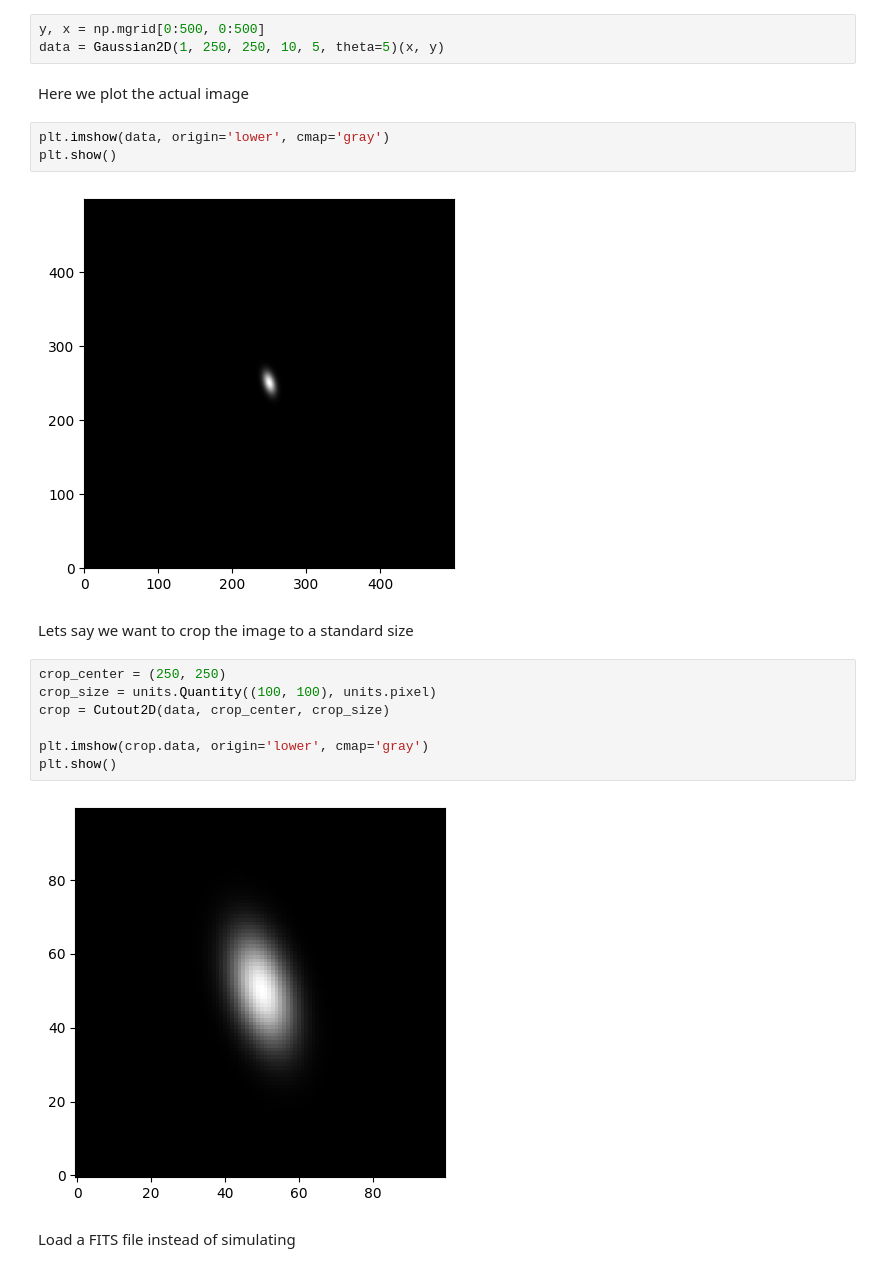
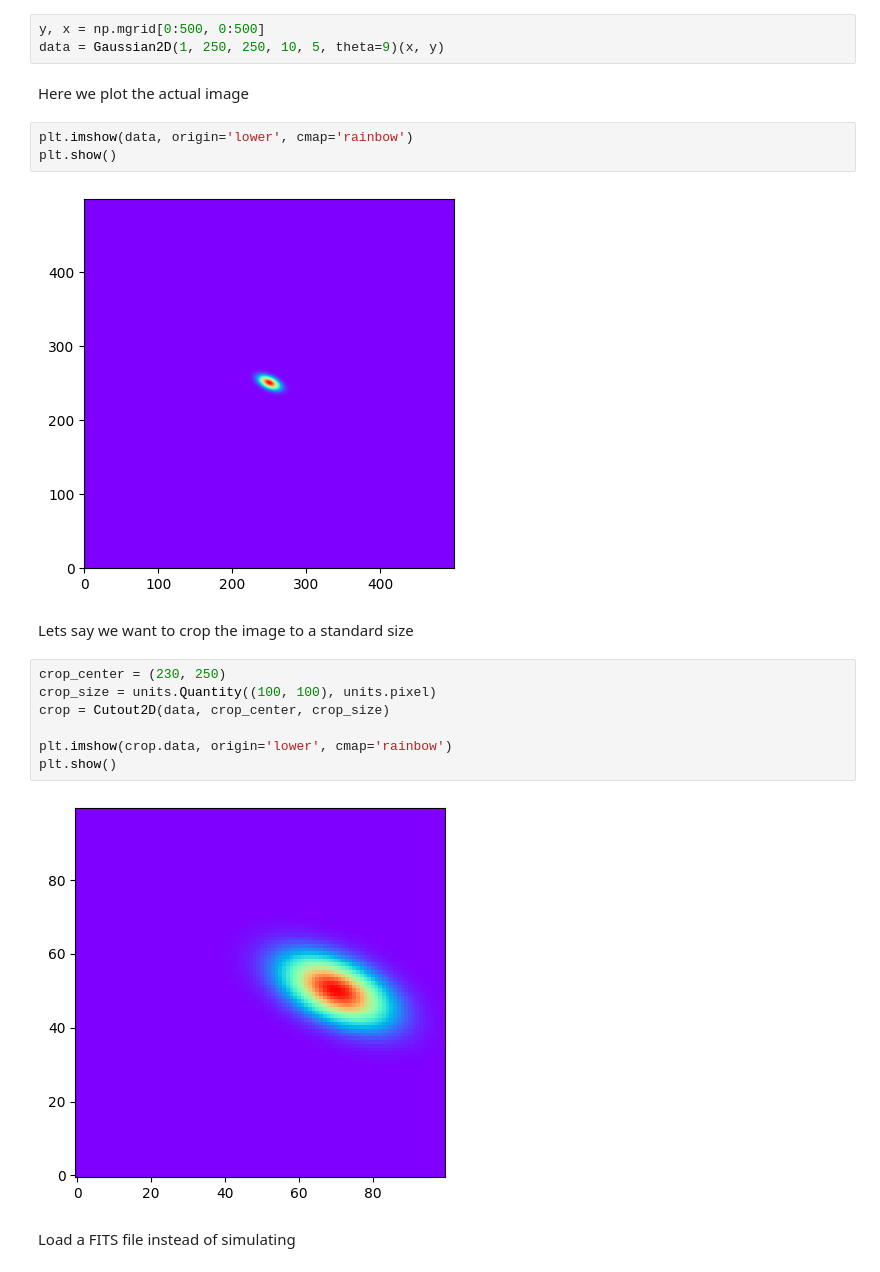
Before and after one commit to SvenneMcBoosted/ALMA, a Jupyter notebook: Code/fitsJ.ipynb, the cells around one changed output. Saved outputs shown, nothing was run; the diff lists cells and outputs as text.

```diff
--- a/Code/fitsJ.ipynb
+++ b/Code/fitsJ.ipynb
@@ -19,25 +19,25 @@ Define Size of image in pixels and object in image
 The object is a standard object from astropy, the idea is to use one of our own gaussian.
 # %%
 y, x = np.mgrid[0:500, 0:500]
-data = Gaussian2D(1, 250, 250, 10, 5, theta=5)(x, y)
+data = Gaussian2D(1, 250, 250, 10, 5, theta=9)(x, y)
 # %% [markdown]
 Here we plot the actual image
 # %%
-plt.imshow(data, origin='lower', cmap='gray')
+plt.imshow(data, origin='lower', cmap='rainbow')
 plt.show()
 # %% [output]
-[figure, old version]
+[figure, new version]
 # %% [markdown]
 Lets say we want to crop the image to a standard size
 # %%
-crop_center = (250, 250)
+crop_center = (230, 250)
 crop_size = units.Quantity((100, 100), units.pixel)
 crop = Cutout2D(data, crop_center, crop_size)
 
-plt.imshow(crop.data, origin='lower', cmap='gray')
+plt.imshow(crop.data, origin='lower', cmap='rainbow')
 plt.show()
 # %% [output]
-[figure, old version]
+[figure, new version]
 # %% [markdown]
 Load a FITS file instead of simulating
 # %%
```
Also changed, not shown: parts of 1 cell of this notebook.
